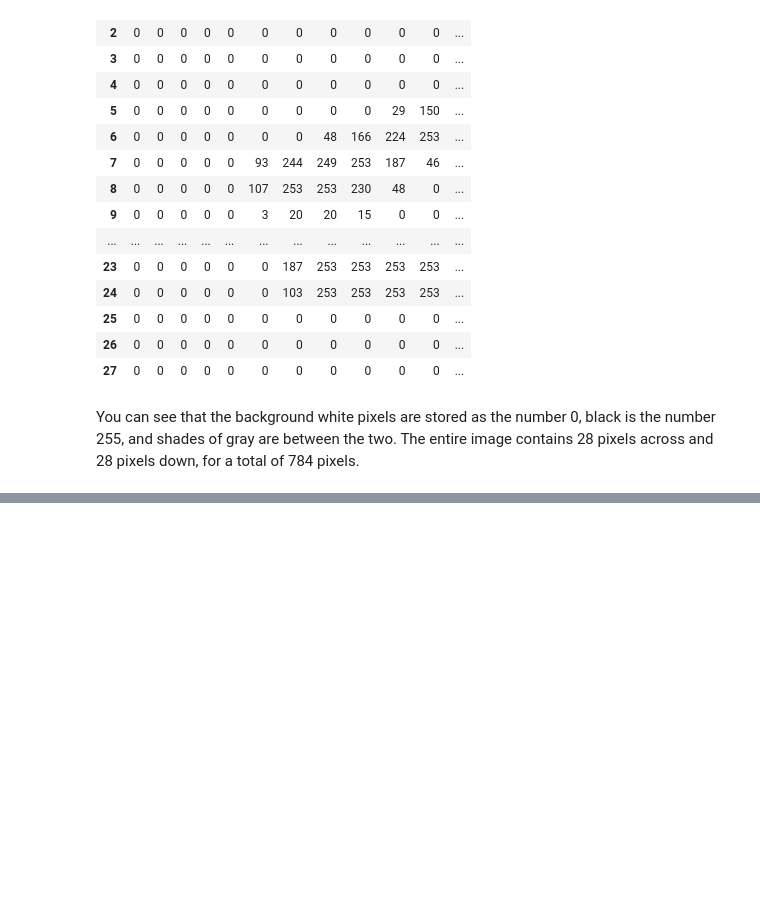
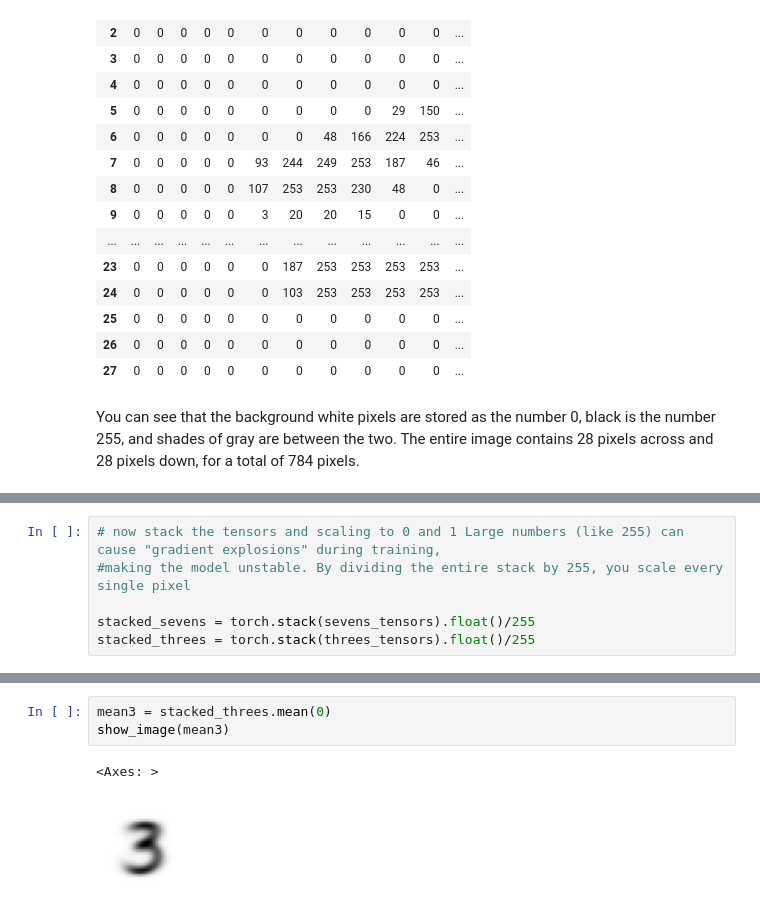
Before and after one commit to AwaisAli37405/Deep_Learning_with_fast_ai, a Jupyter notebook: Deep_Learning_fast_ai.ipynb, the cells around one changed output, grey strips where cells are left out. Saved outputs shown, nothing was run; the diff lists cells and outputs as text; blank space fills up the shorter version.

```diff
--- a/Deep_Learning_fast_ai.ipynb
+++ b/Deep_Learning_fast_ai.ipynb
@@ -331,0 +343,6 @@ TypeError: can't convert np.ndarray of type numpy.object_. The only supported ty
+# %%
+# now stack the tensors and scaling to 0 and 1 Large numbers (like 255) can cause "gradient explosions" during training,
+#making the model unstable. By dividing the entire stack by 255, you scale every single pixel
+
+stacked_sevens = torch.stack(sevens_tensors).float()/255
+stacked_threes = torch.stack(threes_tensors).float()/255
@@ -331,0 +359,6 @@ TypeError: can't convert np.ndarray of type numpy.object_. The only supported ty
+# %%
+mean3 = stacked_threes.mean(0)
+show_image(mean3)
+# %% [output]
+<Axes: >
+[figure, added]
```
Also changed, not shown: parts of 13 cells of this notebook.
